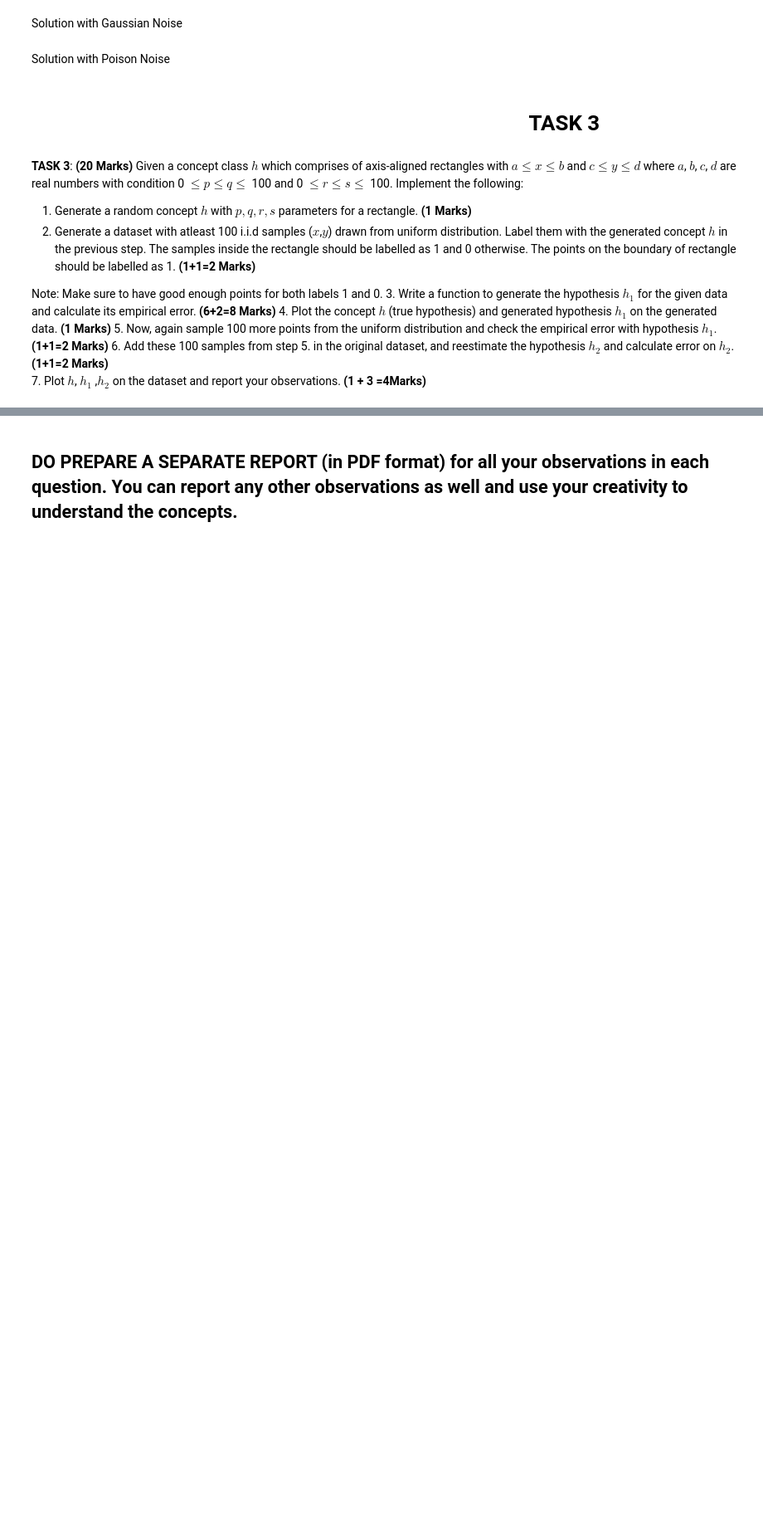
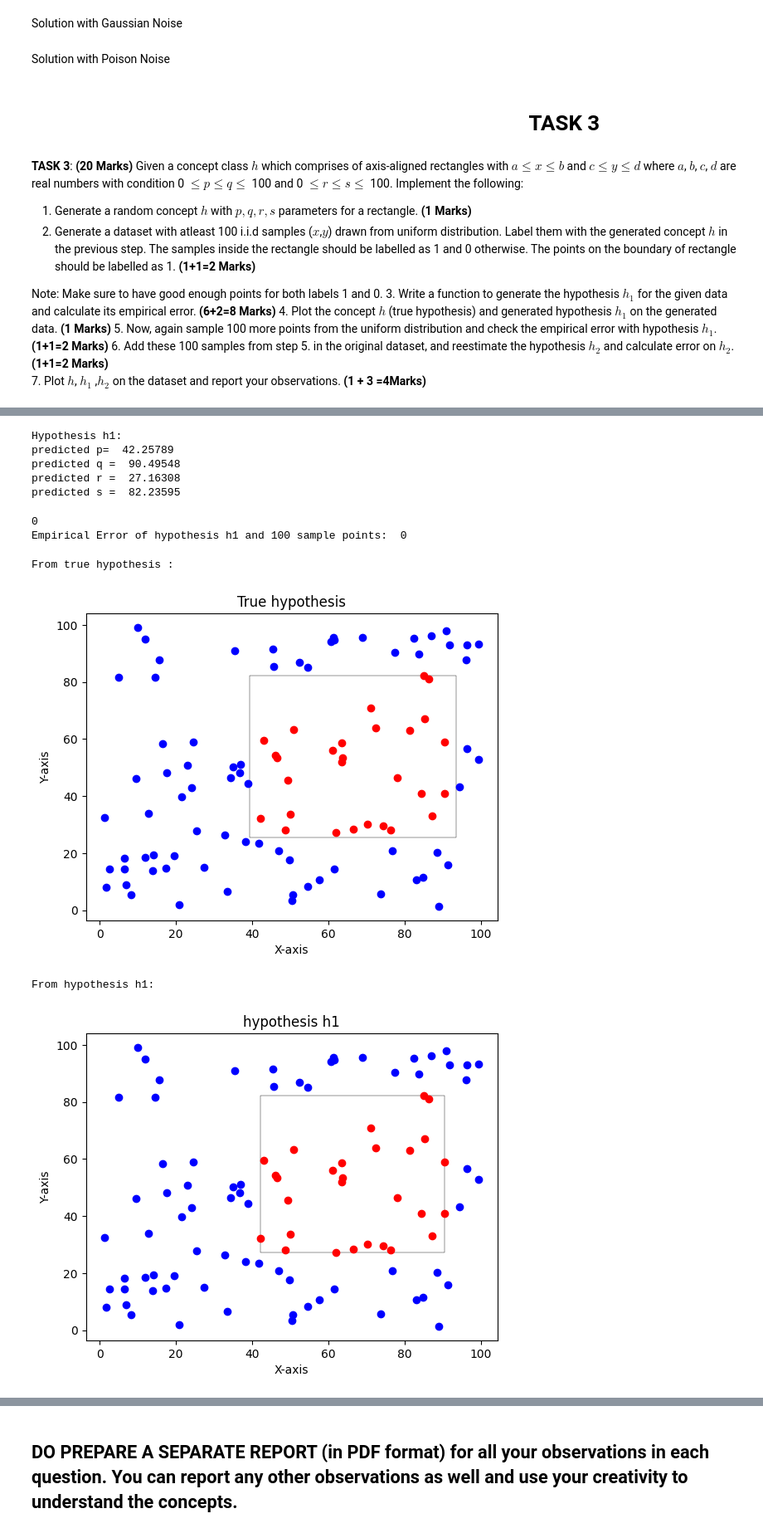
Before and after one commit to Aditya-Y-29/ML-Assignments, a Jupyter notebook: Assignment-1/ADITYA _ - ML24_(CS503)_Lab1_PAC_Regression.ipynb, the cells around one changed output, grey strips where cells are left out. Shown at 83% size. Drawn from its saved outputs; the diff is of its cells as text; code cells hidden in the pictures; blank space fills up the shorter version.

```diff
--- a/Assignment-1/ADITYA _ - ML24_(CS503)_Lab1_PAC_Regression.ipynb
+++ b/Assignment-1/ADITYA _ - ML24_(CS503)_Lab1_PAC_Regression.ipynb
@@ -293,0 +351,3 @@ Note: Make sure to have good enough points for both labels 1 and 0.</br>
+# %%
+dataset100 = generate_dataset(100)
+labeled_dataset100 = labeling_function(dataset100, random_concept_h_parameter)
@@ -293,0 +380,60 @@ Note: Make sure to have good enough points for both labels 1 and 0.</br>
+# %%
+hypothesis_h1_parameter = generate_hypothesis(labeled_dataset100)
+print("Hypothesis h1:")
+print("predicted p= ", hypothesis_h1_parameter[0])
+print("predicted q = ", hypothesis_h1_parameter[1])
+print("predicted r = ", hypothesis_h1_parameter[2])
+print("predicted s = ", hypothesis_h1_parameter[3])
+# %% [output]
+Hypothesis h1:
+predicted p=  42.25789
+predicted q =  90.49548
+predicted r =  27.16308
+predicted s =  82.23595
+# %%
+h1_labeled_dataset100 = labeling_function(dataset100, hypothesis_h1_parameter)
+emperical_error100= calculate_emperical_error(random_concept_h_parameter, h1_labeled_dataset100)
+print(emperical_error100)
+print("Empirical Error of hypothesis h1 and 100 sample points: ", emperical_error100)
+# %% [output]
+0
+Empirical Error of hypothesis h1 and 100 sample points:  0
+# %%
+# Plot the concept h (true hypothesis) and h1 generated hypothesis on the generated data
+# Comparision between h and h1
+# ----- 3d ------
+
+print("From true hypothesis :")
+fig, ax = plt.subplots()
+rectangle = patches.Rectangle((random_concept_h_parameter[0], random_concept_h_parameter[2]), random_concept_h_parameter[1]-random_concept_h_parameter[0], random_concept_h_parameter[3]-random_concept_h_parameter[2], linewidth=0.3, edgecolor='black', facecolor='none')
+ax.add_patch(rectangle)
+for dataset_instance in labeled_dataset100:
+    if dataset_instance[2] == 1:
+        plt.scatter(dataset_instance[0], dataset_instance[1], color='red')
+    else:
+        plt.scatter(dataset_instance[0], dataset_instance[1], color='blue')
+
+plt.xlabel('X-axis')
+plt.ylabel('Y-axis')
+plt.title('True hypothesis')
+plt.show()
+
+print("From hypothesis h1:")
+fig, ax = plt.subplots()
+rectangle = patches.Rectangle((hypothesis_h1_parameter[0], hypothesis_h1_parameter[2]), hypothesis_h1_parameter[1]-hypothesis_h1_parameter[0], hypothesis_h1_parameter[3]-hypothesis_h1_parameter[2], linewidth=0.3, edgecolor='black', facecolor='none')
+ax.add_patch(rectangle)
+for dataset_instance in h1_labeled_dataset100:
+    if dataset_instance[2] == 1:
+        plt.scatter(dataset_instance[0], dataset_instance[1], color='red')
+    else:
+        plt.scatter(dataset_instance[0], dataset_instance[1], color='blue')
+
+plt.xlabel('X-axis')
+plt.ylabel('Y-axis')
+plt.title('hypothesis h1')
+plt.show()
+# %% [output]
+From true hypothesis :
+[figure, added]
+From hypothesis h1:
+[figure, added]
```
Also changed, not shown: parts of 15 cells of this notebook.
